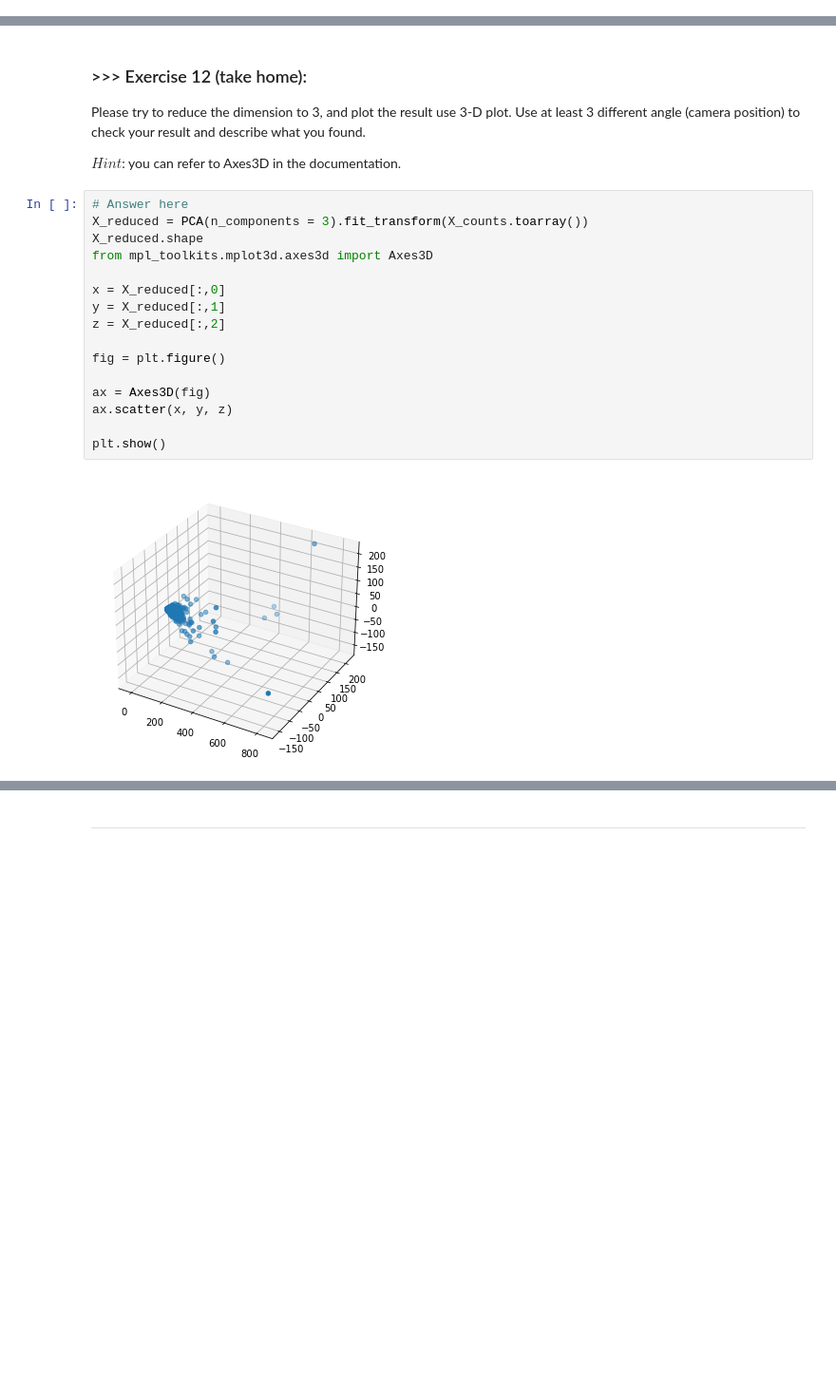
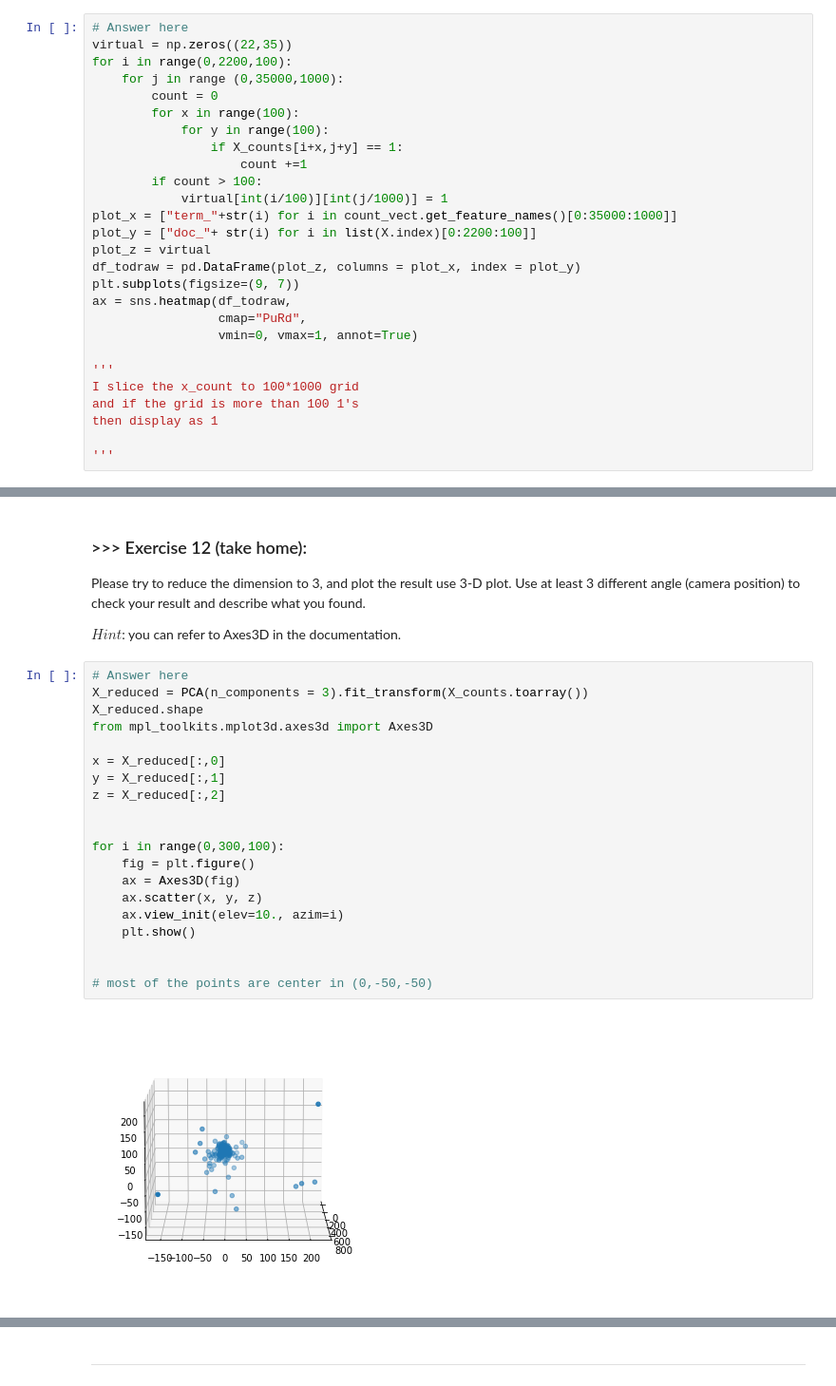
Before and after one commit to clktease/DM2021-Lab1-master, a Jupyter notebook: DM2021-Lab1-master.ipynb, the cells around one changed output, grey strips where cells are left out. Shown: that part at 95% size. Saved outputs shown, nothing was run; the diff lists cells and outputs as text; blank space fills up the shorter version.

```diff
--- a/DM2021-Lab1-master.ipynb
+++ b/DM2021-Lab1-master.ipynb
@@ -1102,0 +1099,27 @@ print(plot_z.shape)
+# %%
+# Answer here
+virtual = np.zeros((22,35))
+for i in range(0,2200,100):
+    for j in range (0,35000,1000):
+        count = 0
+        for x in range(100):
+            for y in range(100):
+                if X_counts[i+x,j+y] == 1:
+                    count +=1
+        if count > 100:
+            virtual[int(i/100)][int(j/1000)] = 1
+plot_x = ["term_"+str(i) for i in count_vect.get_feature_names()[0:35000:1000]]
+plot_y = ["doc_"+ str(i) for i in list(X.index)[0:2200:100]]
+plot_z = virtual
+df_todraw = pd.DataFrame(plot_z, columns = plot_x, index = plot_y)
+plt.subplots(figsize=(9, 7))
+ax = sns.heatmap(df_todraw,
+                 cmap="PuRd",
+                 vmin=0, vmax=1, annot=True)
+
+'''
+I slice the x_count to 100*1000 grid
+and if the grid is more than 100 1's
+then display as 1
+
+'''
@@ -1161,18 +1186,22 @@ $Hint$: you can refer to Axes3D in the documentation.
 # %%
 # Answer here
 X_reduced = PCA(n_components = 3).fit_transform(X_counts.toarray())
 X_reduced.shape
 from mpl_toolkits.mplot3d.axes3d import Axes3D
 
 x = X_reduced[:,0]
 y = X_reduced[:,1]
 z = X_reduced[:,2]
 
-fig = plt.figure()
 
-ax = Axes3D(fig)
-ax.scatter(x, y, z)
+for i in range(0,300,100):
+    fig = plt.figure()
+    ax = Axes3D(fig)
+    ax.scatter(x, y, z)
+    ax.view_init(elev=10., azim=i)
+    plt.show()
 
-plt.show()
+
+# most of the points are center in (0,-50,-50)
 # %% [output]
-[figure, old version]
+[figure, new version]
```
Also changed, not shown: parts of 8 cells of this notebook.
